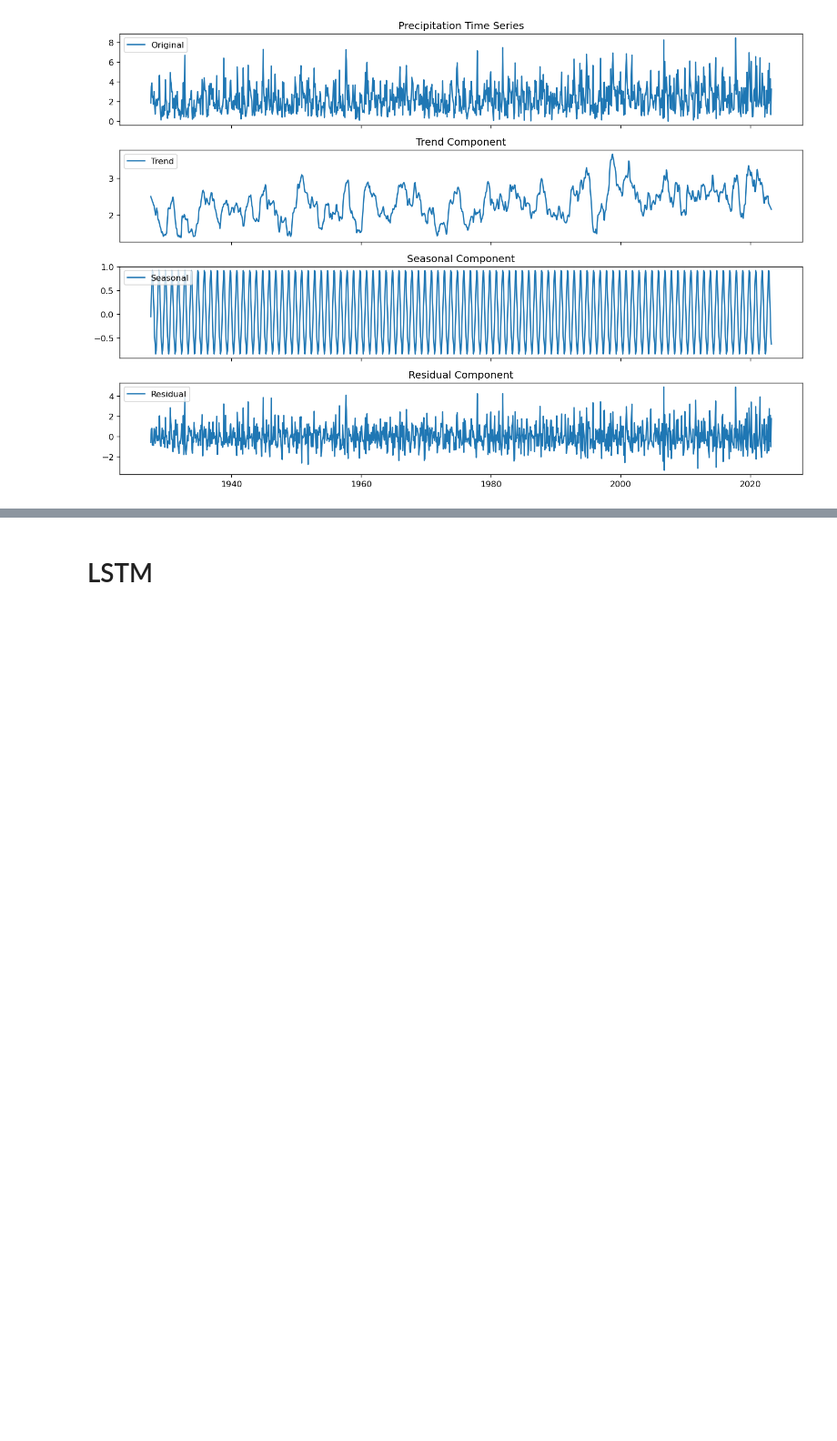
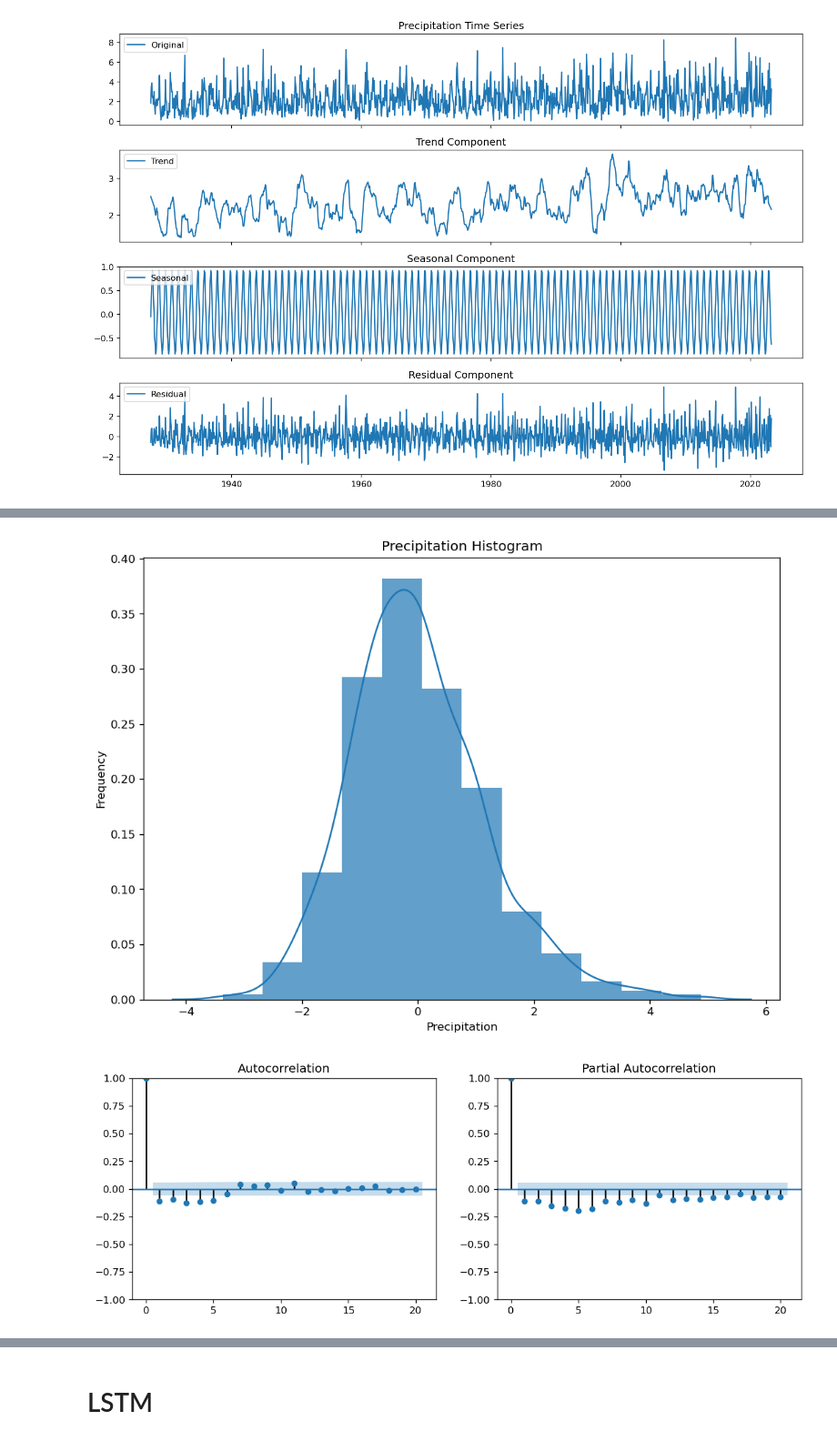
Before and after one commit to rmsryu/spark-climate-data, a Jupyter notebook: 03_LSTM.ipynb, the cells around one changed output, grey strips where cells are left out. Shown at 91% size. Drawn from its saved outputs; the diff is of its cells as text; code cells hidden in the pictures; blank space fills up the shorter version.

```diff
--- a/03_LSTM.ipynb
+++ b/03_LSTM.ipynb
@@ -182,0 +193,24 @@ plt.show()
+# %%
+### Autocorrelation of residuals
+from statsmodels.graphics.tsaplots import plot_acf, plot_pacf
+import pandas as pd
+import matplotlib.pyplot as plt
+import numpy as np
+import seaborn as sns
+
+# Calculate the histogram data (bin edges and counts)
+ax = sns.distplot(decomposition.resid, bins=12, kde=True, hist_kws={"alpha": 0.7})
+
+# Add labels to the histogram
+plt.xlabel('Precipitation')
+plt.ylabel('Frequency')
+plt.title('Precipitation Histogram')
+
+
+fig, (ax1, ax2) = plt.subplots(1, 2, figsize=(12, 4))
+plot_acf(decomposition.resid, lags=20, ax=ax1)
+plot_pacf(decomposition.resid, lags=20, ax=ax2)
+plt.show()
+# %% [output]
+[figure, added]
+[figure, added]
```
Also changed, not shown: parts of 16 cells of this notebook, 2 other files.
